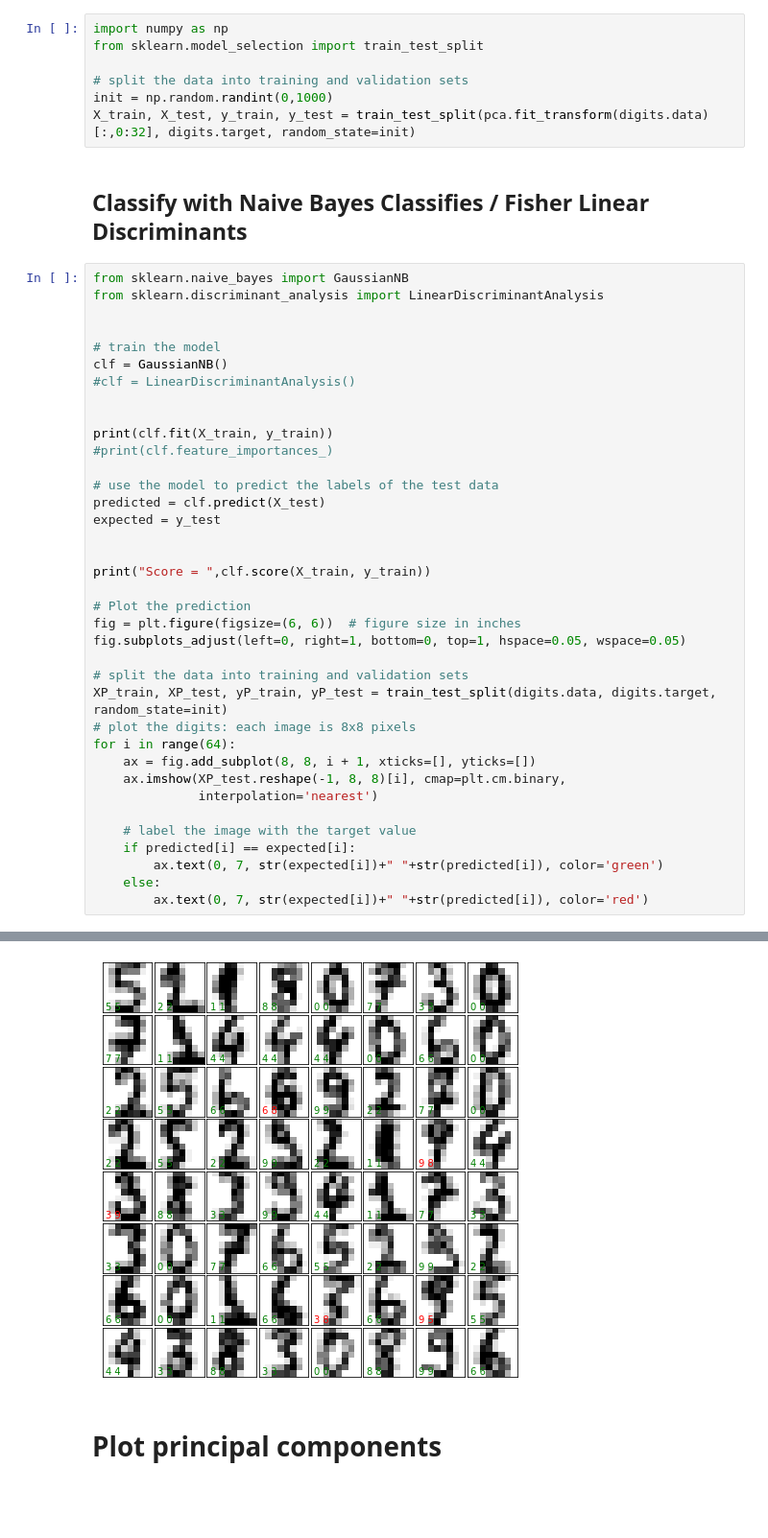
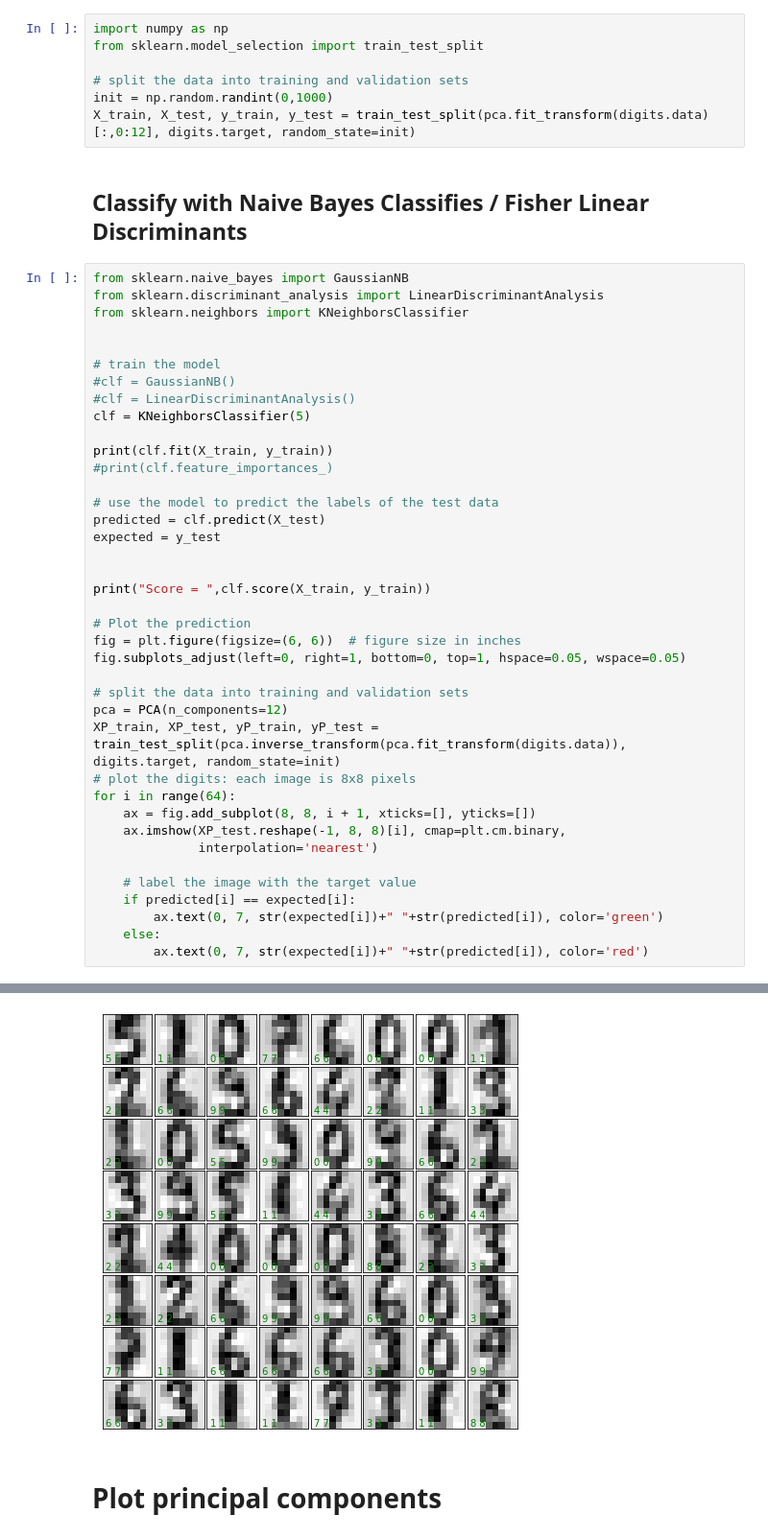
Before and after one commit to marcinwolter/ANOVA_2019, a Jupyter notebook: plot_digits_classif.ipynb, the cells around one changed output, grey strips where cells are left out. Shown at 96% size. Saved outputs shown, nothing was run; the diff lists cells and outputs as text; blank space fills up the shorter version.

```diff
--- a/plot_digits_classif.ipynb
+++ b/plot_digits_classif.ipynb
@@ -60,18 +59,19 @@ from sklearn.model_selection import train_test_split
 
 # split the data into training and validation sets
 init = np.random.randint(0,1000)
-X_train, X_test, y_train, y_test = train_test_split(pca.fit_transform(digits.data)[:,0:32], digits.target, random_state=init)
+X_train, X_test, y_train, y_test = train_test_split(pca.fit_transform(digits.data)[:,0:12], digits.target, random_state=init)
 # %% [markdown]
 ## **Classify with Naive Bayes Classifies / Fisher Linear Discriminants**
 # %%
 from sklearn.naive_bayes import GaussianNB
 from sklearn.discriminant_analysis import LinearDiscriminantAnalysis
+from sklearn.neighbors import KNeighborsClassifier
 
 
 # train the model
-clf = GaussianNB()
+#clf = GaussianNB()
 #clf = LinearDiscriminantAnalysis()
-
+clf = KNeighborsClassifier(5)
 
 print(clf.fit(X_train, y_train))
 #print(clf.feature_importances_)
@@ -88,7 +88,8 @@ fig = plt.figure(figsize=(6, 6))  # figure size in inches
 fig.subplots_adjust(left=0, right=1, bottom=0, top=1, hspace=0.05, wspace=0.05)
 
 # split the data into training and validation sets
-XP_train, XP_test, yP_train, yP_test = train_test_split(digits.data, digits.target, random_state=init)
+pca = PCA(n_components=12)
+XP_train, XP_test, yP_train, yP_test = train_test_split(pca.inverse_transform(pca.fit_transform(digits.data)), digits.target, random_state=init)
 # plot the digits: each image is 8x8 pixels
 for i in range(64):
     ax = fig.add_subplot(8, 8, i + 1, xticks=[], yticks=[])
@@ -106,4 +109,4 @@ Score =  0.9621380846325167
-[figure, old version]
+[figure, new version]
 # %% [markdown]
 # **Plot principal components**
 # %% [markdown]
```
Also changed, not shown: parts of 8 cells of this notebook.
